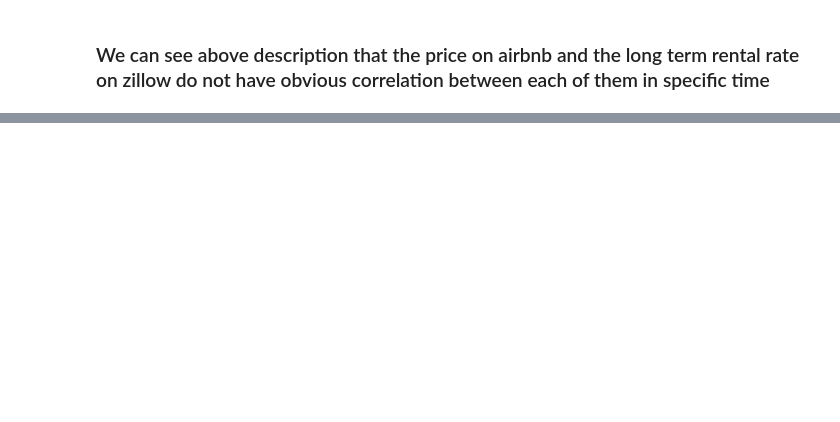
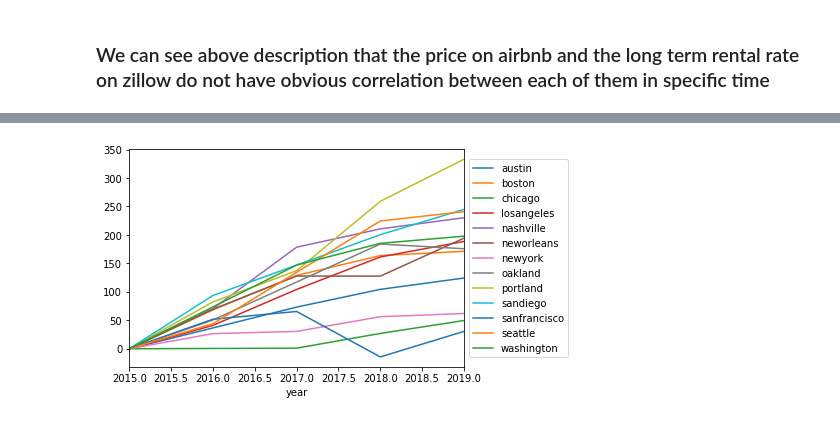
Before and after one commit to cye2277/Final_Project, a Jupyter notebook: PR_Final_project.ipynb, the cells around one changed output, grey strips where cells are left out. Saved outputs shown, nothing was run; the diff lists cells and outputs as text; code cells hidden in the pictures; blank space fills up the shorter version.

```diff
--- a/PR_Final_project.ipynb
+++ b/PR_Final_project.ipynb
@@ -616,0 +575,20 @@ count_percentage_trend
+# %%
+def calculate_percentage_change(airbnb_trend):
+    '''
+    Do the transformation to the airbnb trend to calculate its percentage change based on the 2015 value in different city.
+
+    >>> pct_change = calculate_percentage_change(airbnb_1b_count_trend)
+    >>> pct_change['austin']
+    year
+    2015      0.000000
+    2016     42.604502
+    2017     85.209003
+    2018    108.467310
+    2019    132.475884
+    Name: austin, dtype: float64
+
+    '''
+    airbnb_trend = airbnb_trend.T
+    airbnb_percentage_trend = airbnb_trend.apply(lambda x: x.div(x.iloc[0]).subtract(1).mul(100))
+    airbnb_percentage_trend = airbnb_percentage_trend.fillna((airbnb_percentage_trend.shift() + airbnb_percentage_trend.shift(-1))/2)
+    return airbnb_percentage_trend
@@ -894,0 +723,3 @@ total_1b_apt_zip_list
+# %%
+total_2b_apt_list = total_city_list[total_city_list['beds'] == 2.0][total_city_list['room_type'] == "Entire home/apt" ]
+total_2b_apt_list.head(10)
@@ -894,0 +764,3 @@ total_1b_apt_zip_list
+# %%
+airbnb_2b_count_trend = total_2b_apt_list.groupby(['category','year'])['price'].agg('count').unstack()
+airbnb_2b_count_trend
@@ -894,0 +783,3 @@ total_1b_apt_zip_list
+# %%
+airbnb_2b_count_percentage_trend = calculate_percentage_change(airbnb_2b_count_trend)
+airbnb_2b_count_percentage_trend
@@ -894,0 +824,6 @@ total_1b_apt_zip_list
+# %%
+airbnb_2b_count_percentage_trend.plot()
+plt.legend(loc='center left', bbox_to_anchor=(1.0, 0.5))
+plt.show()
+# %% [output]
+[figure, added]
```
Also changed, not shown: parts of 94 cells of this notebook.
